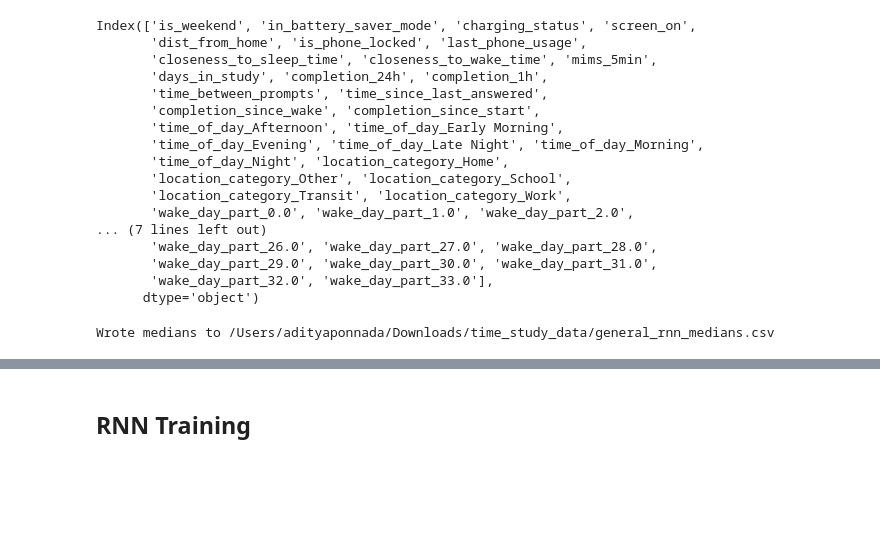
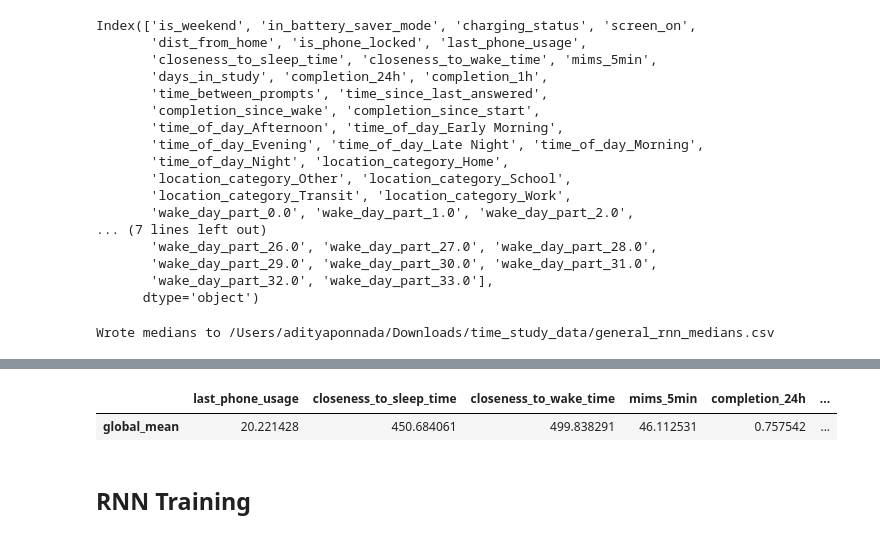
Before and after one commit to adityaponnada/real_time_prompting, a Jupyter notebook: general_rnn.ipynb, the cells around one changed output, grey strips where cells are left out. Saved outputs shown, nothing was run; the diff lists cells and outputs as text; code cells hidden in the pictures; blank space fills up the shorter version.

```diff
--- a/general_rnn.ipynb
+++ b/general_rnn.ipynb
@@ -427,3 +533,8 @@ Wrote medians to /Users/adityaponnada/Downloads/time_study_data/general_rnn_medi
+# %%
+global_means
+# %% [output]
+|  | last_phone_usage | closeness_to_sleep_time | closeness_to_wake_time | mims_5min | completion_24h | ... |
+| global_mean | 20.221428 | 450.684061 | 499.838291 | 46.112531 | 0.757542 | ... |
 # %% [markdown]
 ## RNN Training
 # %%
```
Also changed, not shown: parts of 5 cells of this notebook.
